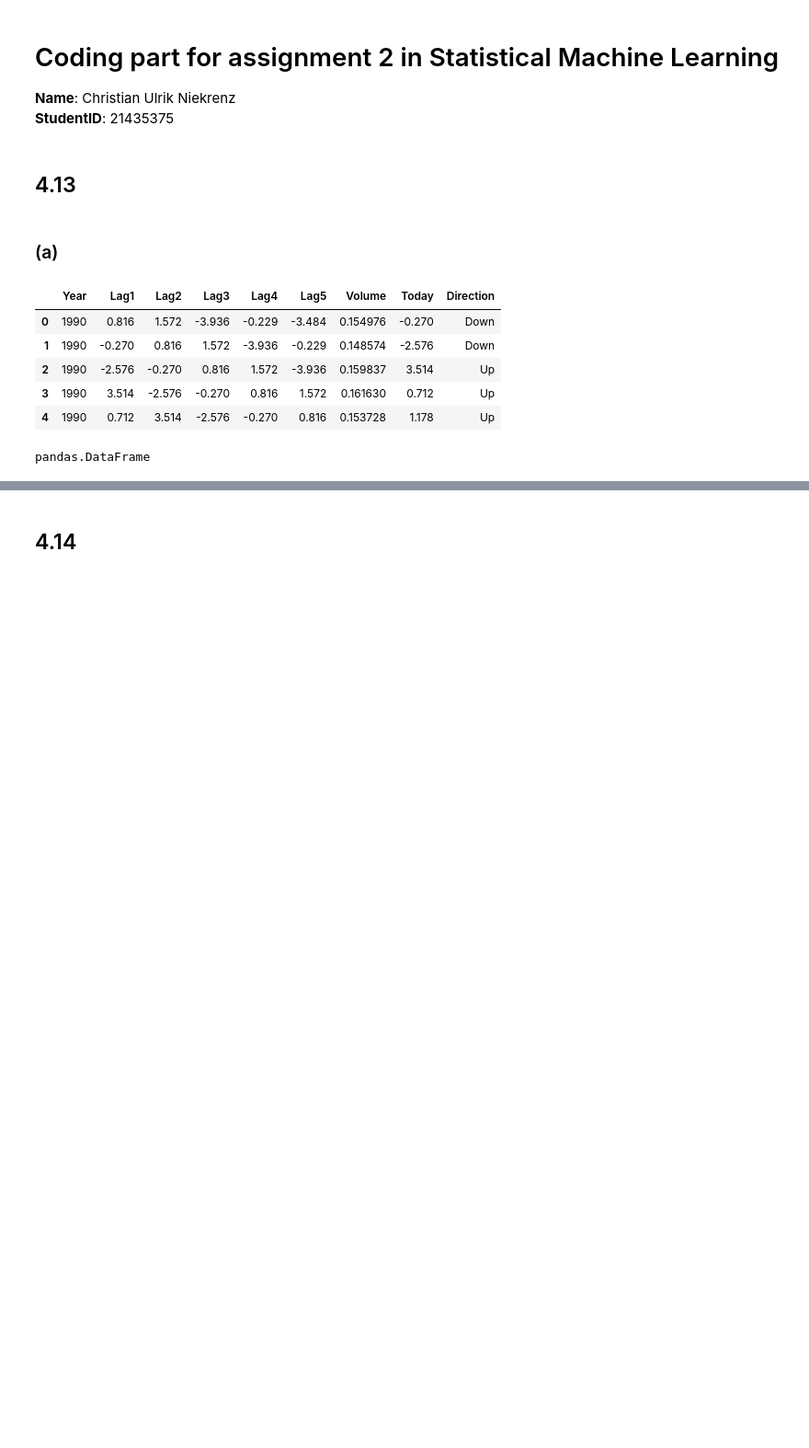
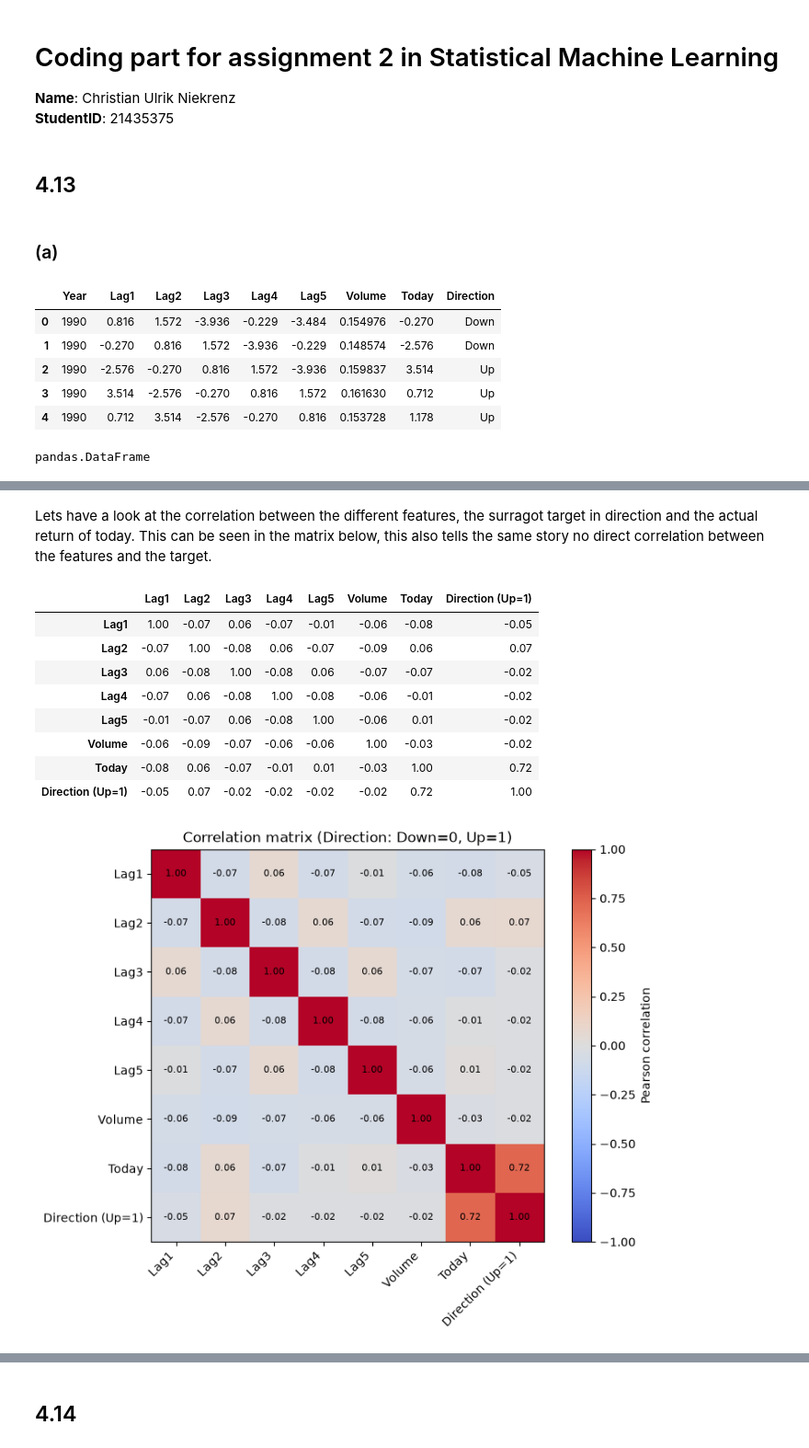
Before and after one commit to Niekrenz82/SML_MATH, a Jupyter notebook: A2/A2_coding.ipynb, the cells around one changed output, grey strips where cells are left out. Shown at 92% size. Cells and saved outputs as stored; diff of their text form; code cells hidden in the pictures; blank space fills up the shorter version.

```diff
--- a/A2/A2_coding.ipynb
+++ b/A2/A2_coding.ipynb
@@ -43,0 +78,48 @@ pandas.DataFrame
+# %% [markdown]
+Lets have a look at the correlation between the different features, the surragot target in direction and the actual return of today. This can be seen in the matrix below, this also tells the same story no direct correlation between the features and the target.
+# %%
+# Correlation matrix for lag returns, volume, today's return, and direction
+lags = [f"Lag{i}" for i in range(1, 6)]
+
+correlation_data = Weekly[lags + ["Volume", "Today"]].copy()
+correlation_data["Direction (Up=1)"] = Weekly["Direction"].map(
+    {"Down": 0, "Up": 1}
+)
+
+correlation_matrix = correlation_data.corr()
+
+fig, ax = subplots(figsize=(8, 6), constrained_layout=True)
+image = ax.imshow(correlation_matrix, cmap="coolwarm", vmin=-1, vmax=1)
+
+ax.set_xticks(range(len(correlation_matrix.columns)))
+ax.set_xticklabels(correlation_matrix.columns, rotation=45, ha="right")
+ax.set_yticks(range(len(correlation_matrix.index)))
+ax.set_yticklabels(correlation_matrix.index)
+
+for row in range(len(correlation_matrix.index)):
+    for column in range(len(correlation_matrix.columns)):
+        ax.text(
+            column,
+            row,
+            f"{correlation_matrix.iloc[row, column]:.2f}",
+            ha="center",
+            va="center",
+            color="black",
+            fontsize=8,
+        )
+
+ax.set_title("Correlation matrix (Direction: Down=0, Up=1)")
+fig.colorbar(image, ax=ax, label="Pearson correlation")
+
+correlation_matrix.round(2)
+# %% [output]
+|  | Lag1 | Lag2 | Lag3 | Lag4 | Lag5 | Volume | Today | Direction (Up=1) |
+| Lag1 | 1.00 | -0.07 | 0.06 | -0.07 | -0.01 | -0.06 | -0.08 | -0.05 |
+| Lag2 | -0.07 | 1.00 | -0.08 | 0.06 | -0.07 | -0.09 | 0.06 | 0.07 |
+| Lag3 | 0.06 | -0.08 | 1.00 | -0.08 | 0.06 | -0.07 | -0.07 | -0.02 |
+| Lag4 | -0.07 | 0.06 | -0.08 | 1.00 | -0.08 | -0.06 | -0.01 | -0.02 |
+| Lag5 | -0.01 | -0.07 | 0.06 | -0.08 | 1.00 | -0.06 | 0.01 | -0.02 |
+| Volume | -0.06 | -0.09 | -0.07 | -0.06 | -0.06 | 1.00 | -0.03 | -0.02 |
+| Today | -0.08 | 0.06 | -0.07 | -0.01 | 0.01 | -0.03 | 1.00 | 0.72 |
+| Direction (Up=1) | -0.05 | 0.07 | -0.02 | -0.02 | -0.02 | -0.02 | 0.72 | 1.00 |
+[figure, added]
```
Also changed, not shown: parts of 46 cells of this notebook.
